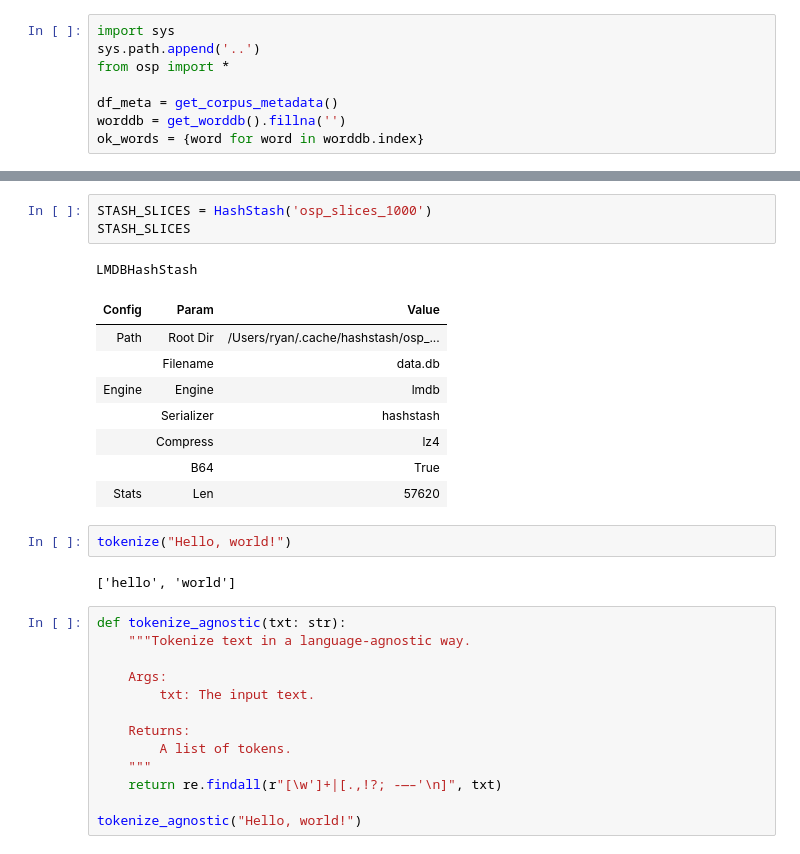
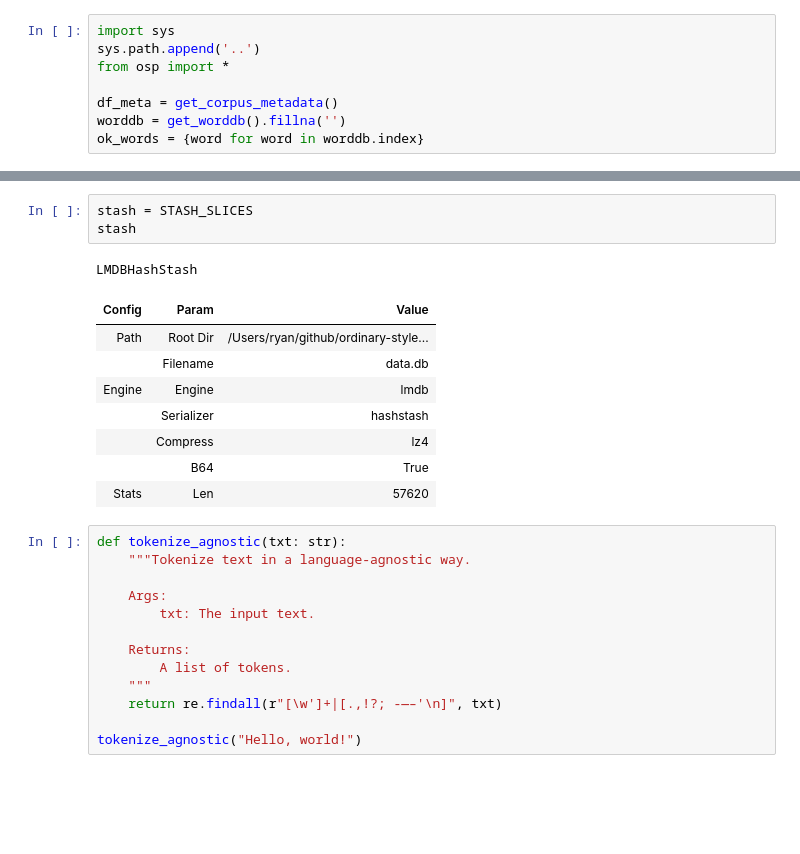
Before and after one commit to quadrismegistus/ordinary-style-philosophy, a Jupyter notebook: notebooks/CorpusSlices.ipynb, the cells around one changed output, grey strips where cells are left out. Cells and saved outputs as stored; diff of their text form; blank space fills up the shorter version.

```diff
--- a/notebooks/CorpusSlices.ipynb
+++ b/notebooks/CorpusSlices.ipynb
@@ -9,20 +17,16 @@ ok_words = {word for word in worddb.index}
 # %%
-STASH_SLICES = HashStash('osp_slices_1000')
-STASH_SLICES
+stash = STASH_SLICES
+stash
 # %% [output]
 LMDBHashStash
 | Config | Param | Value |
-| Path | Root Dir | /Users/ryan/.cache/hashstash/osp_... |
+| Path | Root Dir | /Users/ryan/github/ordinary-style... |
 |  | Filename | data.db |
 | Engine | Engine | lmdb |
 |  | Serializer | hashstash |
 |  | Compress | lz4 |
 |  | B64 | True |
 | Stats | Len | 57620 |
-# %%
-tokenize("Hello, world!")
-# %% [output]
-['hello', 'world']
 # %%
 def tokenize_agnostic(txt: str):
     """Tokenize text in a language-agnostic way.
```
Also changed, not shown: parts of 8 cells of this notebook, 10 other files.
